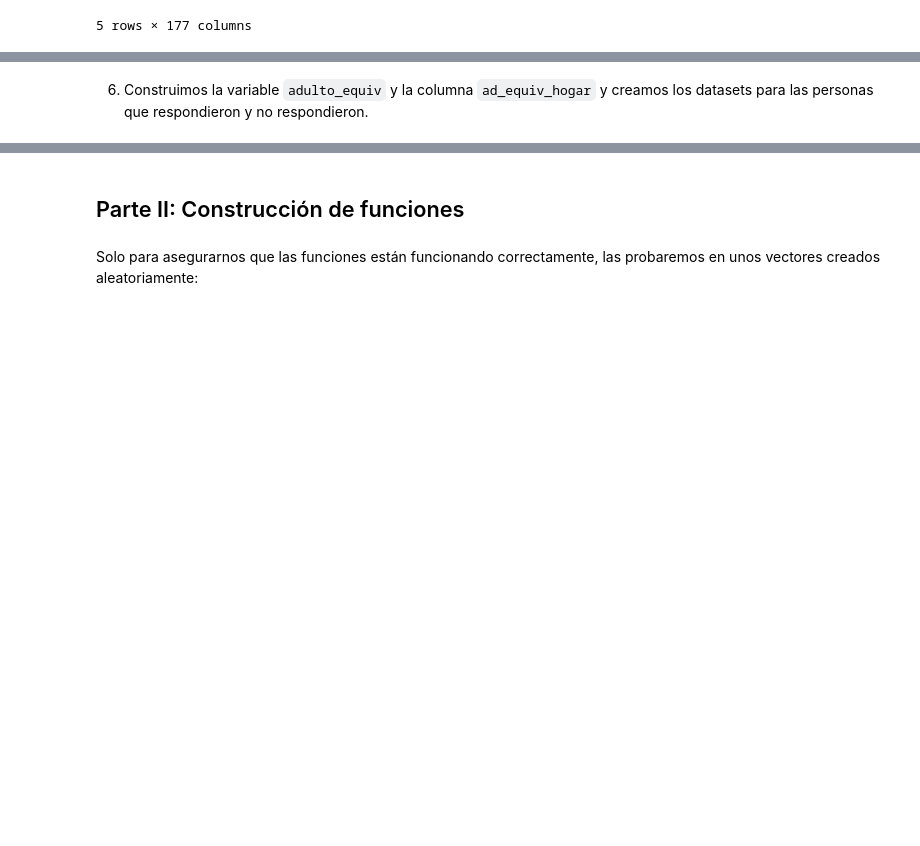
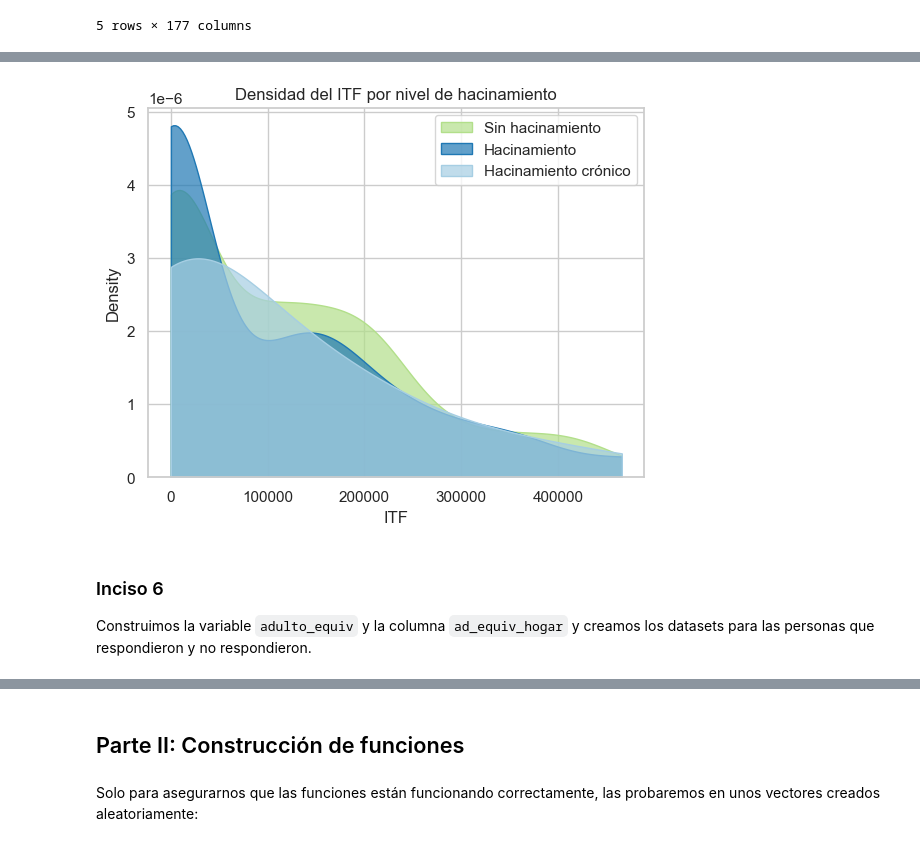
Before and after one commit to rmcondor/big-data-tp4, a Jupyter notebook: codes/TP4_Code_Parte1.ipynb, the cells around one changed output, grey strips where cells are left out. Saved outputs shown, nothing was run; the diff lists cells and outputs as text; code cells hidden in the pictures; blank space fills up the shorter version.

```diff
--- a/codes/TP4_Code_Parte1.ipynb
+++ b/codes/TP4_Code_Parte1.ipynb
@@ -383,5 +403,29 @@ eph.columns.tolist()
+# %%
+# Calculate the 5th and 95th percentiles of ITF
+lower_bound = eph["ITF"].quantile(0.05)
+upper_bound = eph["ITF"].quantile(0.95)
+
+# Set the range for ITF to the [5, 95] percentile range
+itf_range = (lower_bound, upper_bound)
+
+sns.kdeplot(
+    data=eph,
+    x="ITF",
+    hue="overcrowded",
+    fill=True,
+    common_norm=False,
+    alpha=0.7,
+    clip=itf_range,
+    palette = "Paired"
+)
+plt.title("Densidad del ITF por nivel de hacinamiento")
+plt.legend(title="", labels=["Sin hacinamiento", "Hacinamiento", "Hacinamiento crónico"])
+plt.show()
+# %% [output]
+[figure, added]
 # %% [markdown]
-6. Construimos la variable `adulto_equiv` y la columna `ad_equiv_hogar` y creamos los datasets para las personas que respondieron y no respondieron.
+### Inciso 6
+Construimos la variable `adulto_equiv` y la columna `ad_equiv_hogar` y creamos los datasets para las personas que respondieron y no respondieron.
 # %%
 #6) Repetimos el código del inciso 1.2.f del TP2
 
```
Also changed, not shown: parts of 32 cells of this notebook.
